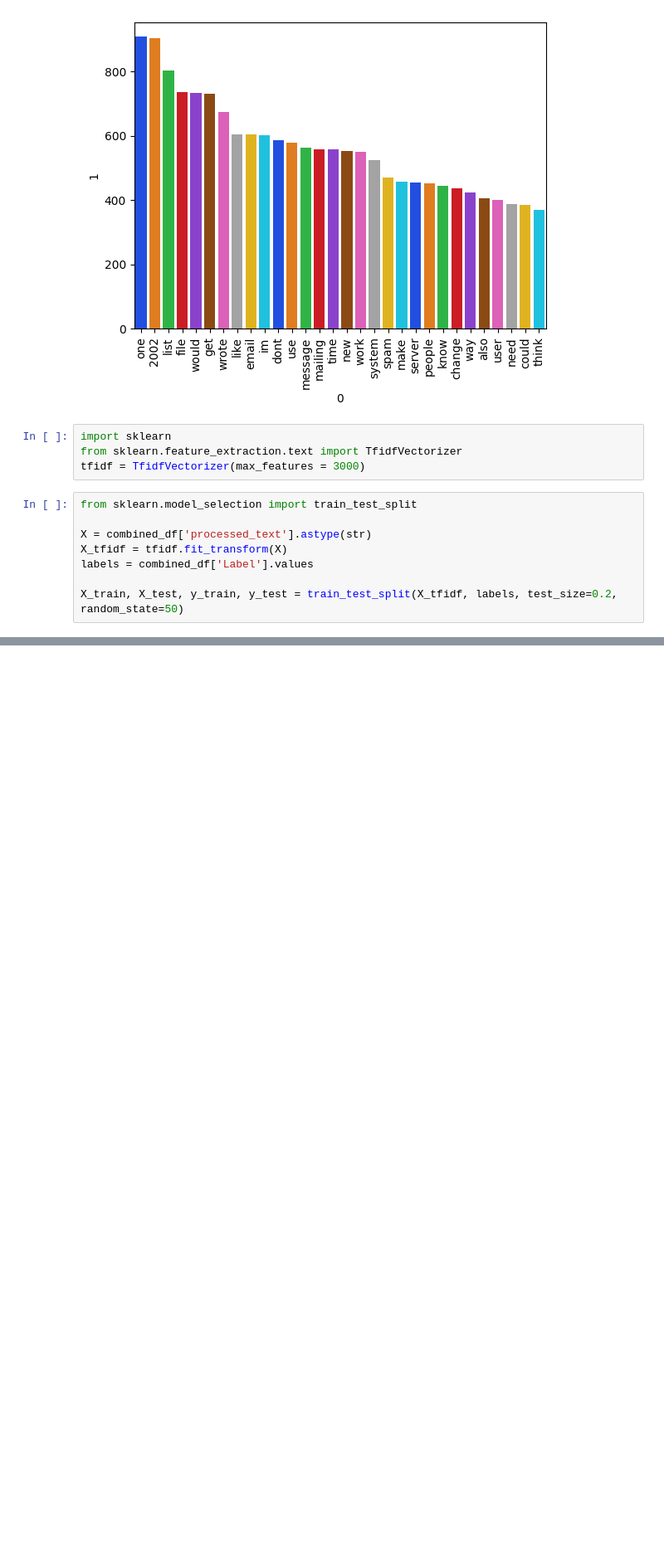
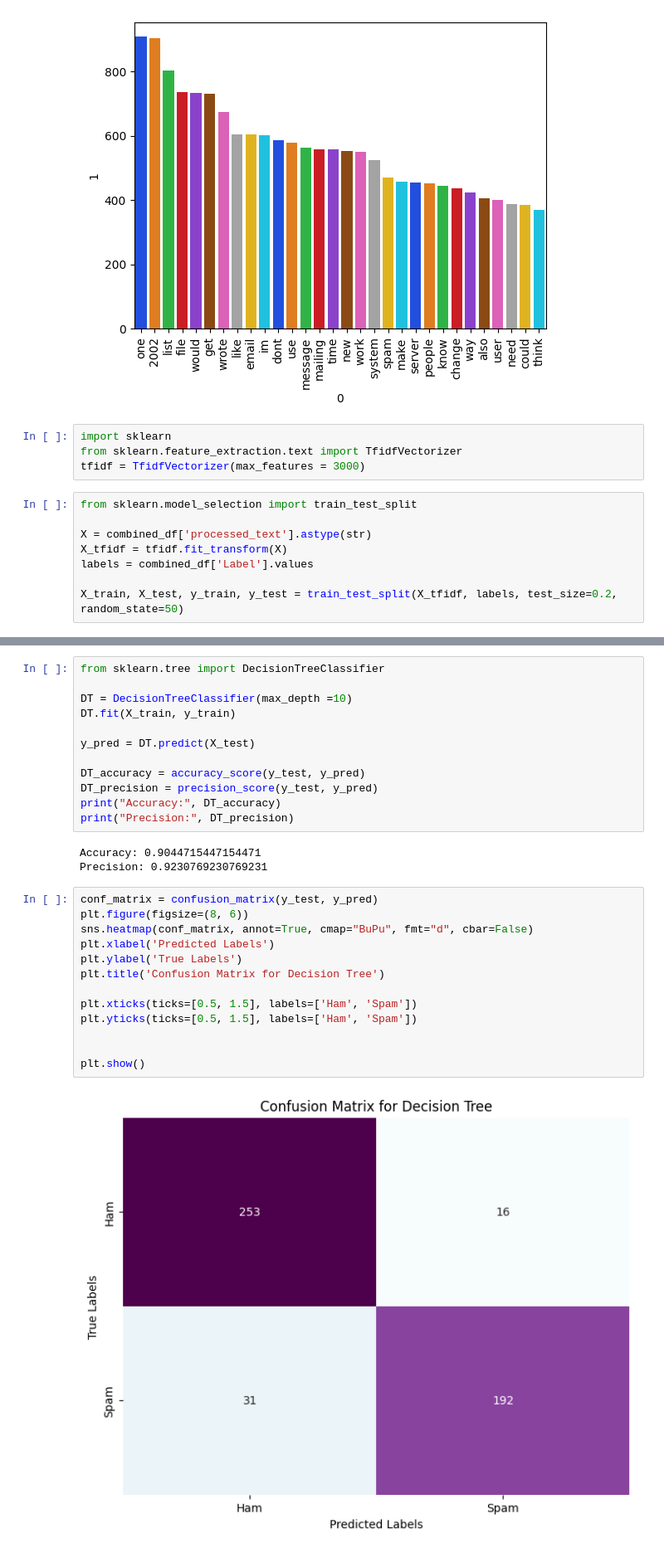
Before and after one commit to dhruvv2/Ham-or-Spam, a Jupyter notebook: Modelling Notebook.ipynb, the cells around one changed output, grey strips where cells are left out. Shown at 83% size. Cells and saved outputs as stored; diff of their text form; blank space fills up the shorter version.

```diff
--- a/Modelling Notebook.ipynb
+++ b/Modelling Notebook.ipynb
@@ -213,0 +269,30 @@ Precision: 0.9906976744186047
+# %%
+from sklearn.tree import DecisionTreeClassifier
+
+DT = DecisionTreeClassifier(max_depth =10)
+DT.fit(X_train, y_train)
+
+y_pred = DT.predict(X_test)
+
+DT_accuracy = accuracy_score(y_test, y_pred)
+DT_precision = precision_score(y_test, y_pred)
+print("Accuracy:", DT_accuracy)
+print("Precision:", DT_precision)
+# %% [output]
+Accuracy: 0.9044715447154471
+Precision: 0.9230769230769231
+# %%
+conf_matrix = confusion_matrix(y_test, y_pred)
+plt.figure(figsize=(8, 6))
+sns.heatmap(conf_matrix, annot=True, cmap="BuPu", fmt="d", cbar=False)
+plt.xlabel('Predicted Labels')
+plt.ylabel('True Labels')
+plt.title('Confusion Matrix for Decision Tree')
+
+plt.xticks(ticks=[0.5, 1.5], labels=['Ham', 'Spam'])
+plt.yticks(ticks=[0.5, 1.5], labels=['Ham', 'Spam'])
+
+
+plt.show()
+# %% [output]
+[figure, added]
```
Also changed, not shown: parts of 18 cells of this notebook, 4 other files.
